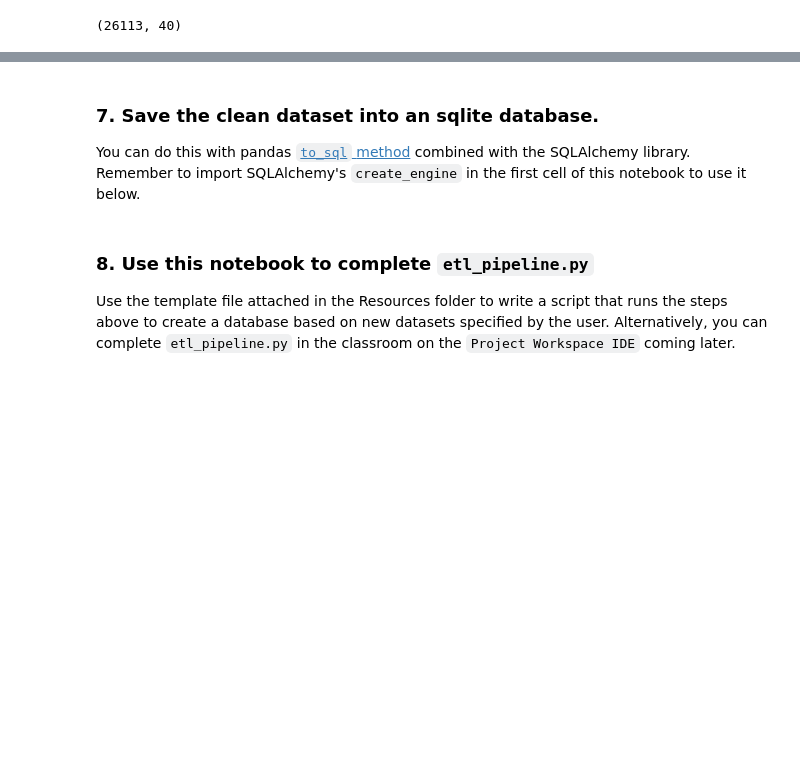
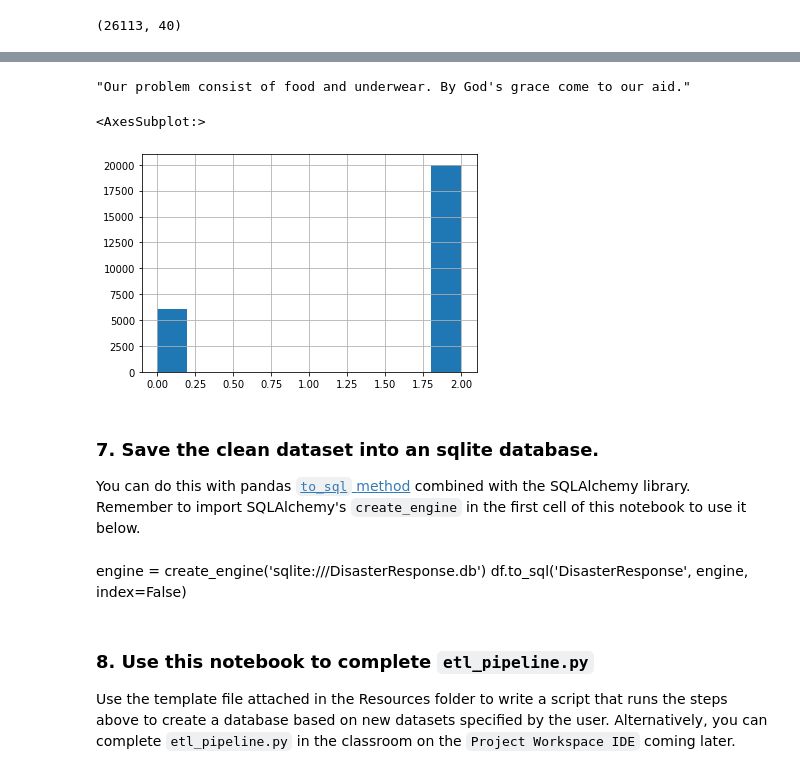
Before and after one commit to carboML/Disaster_Response_Pipeline, a Jupyter notebook: ETL Pipeline Preparation.ipynb, the cells around one changed output, grey strips where cells are left out. Saved outputs shown, nothing was run; the diff lists cells and outputs as text; code cells hidden in the pictures; blank space fills up the shorter version.

```diff
--- a/ETL Pipeline Preparation.ipynb
+++ b/ETL Pipeline Preparation.ipynb
@@ -97,7 +98,7 @@ for column in categories:
 
     categories[column] = categories[column].astype("string").str[-1] # str[-1] takes the first character starting from the rigth
     # convert column from string to numeric
-    categories[column] = categories[column].astype(int)
+    categories[column] = categories[column].astype(np.int)
 
 categories.head(3)
 # %% [output]
@@ -191,3 +194,12 @@ df.head(20
 | 17 | 28 | are you going to call me or do yo... | Eske se rele nap relem oubyen se ... | direct | 0 | 0 | 0 | 0 | 0 | ... |
 | 18 | 30 | I don't understand how to use thi... | Mwen pa konprann koman pou m itil... | direct | 0 | 0 | 0 | 0 | 0 | ... |
 | 19 | 31 | I would like to know if the earth... | Mwen ta remen connin si trenblem ... | direct | 1 | 0 | 0 | 0 | 0 | ... |
+# %%
+df.iloc[543,1]
+# %% [output]
+"Our problem consist of food and underwear. By God's grace come to our aid."
+# %%
+df['related'].hist()
+# %% [output]
+<AxesSubplot:>
+[figure, added]
@@ -200,3 +213,6 @@ df.to_sql('DisasterResponse', engine, index=False)
+# %% [markdown]
+engine = create_engine('sqlite:///DisasterResponse.db')
+df.to_sql('DisasterResponse', engine, index=False)
 # %% [markdown]
 ### 8. Use this notebook to complete `etl_pipeline.py`
 Use the template file attached in the Resources folder to write a script that runs the steps above to create a database based on new datasets specified by the user. Alternatively, you can complete `etl_pipeline.py` in the classroom on the `Project Workspace IDE` coming later.
```
Also changed, not shown: parts of 5 cells of this notebook.
